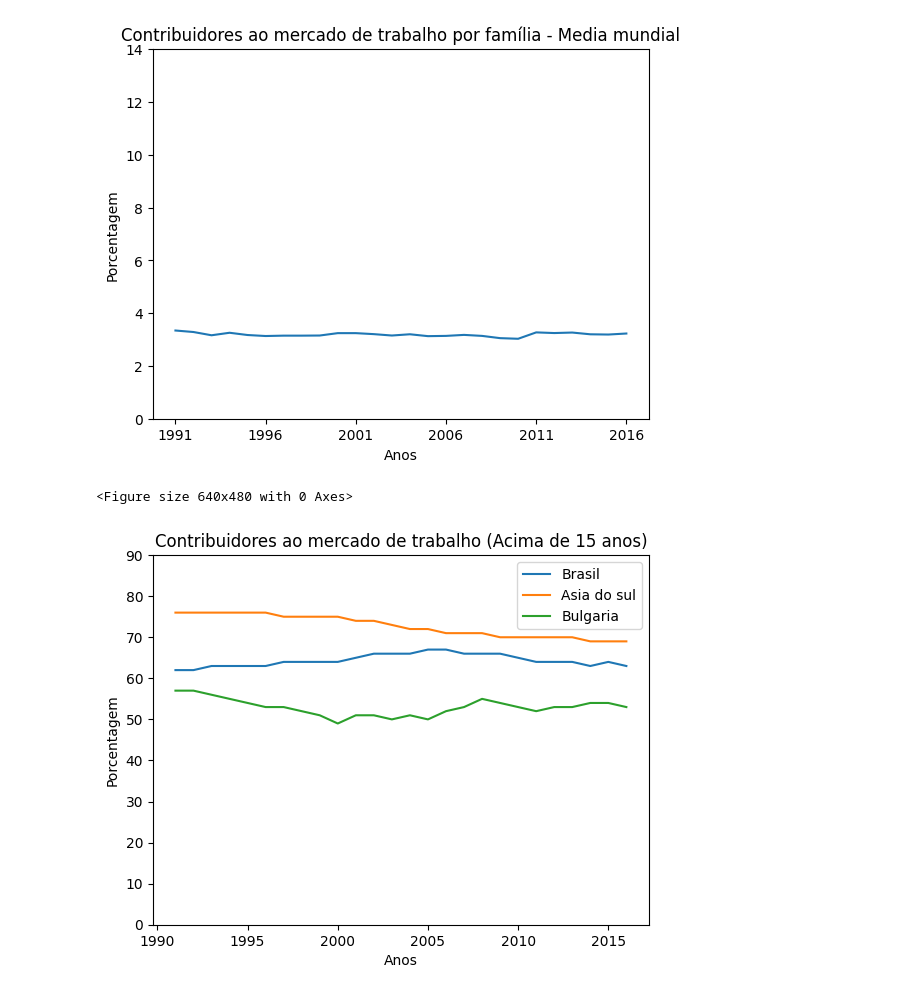
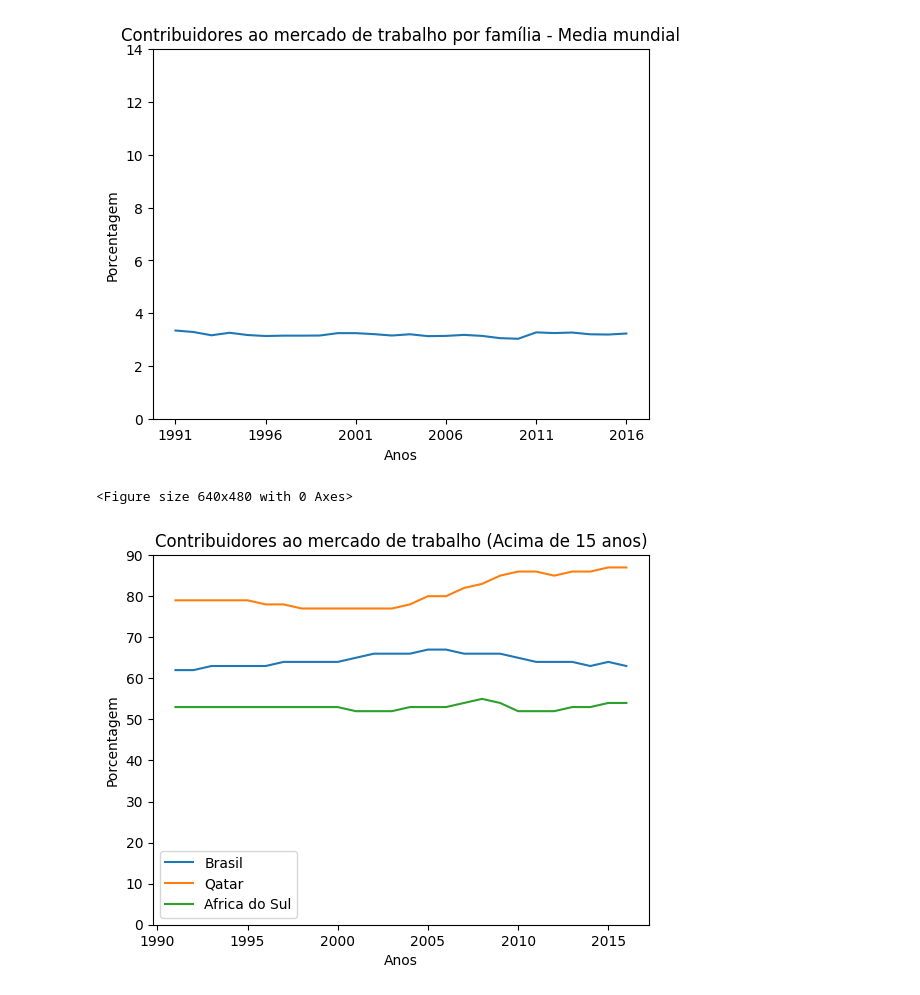
Before and after one commit to Juliakp1/APS-Ciencia-de-Dados, a Jupyter notebook: Aps1.ipynb, the cells around one changed output. Drawn from its saved outputs; the diff is of its cells as text; code cells hidden in the pictures.

```diff
--- a/Aps1.ipynb
+++ b/Aps1.ipynb
@@ -70,34 +70,34 @@ df = df.replace('(?<!\.)\.\.(?!\.)', -1, regex=True)
 df.head()
 
 anosBrasil = df.iloc[27]
-anosTop = df.iloc[59]
-anosBottom = df.iloc[30]
+anosTop = df.iloc[179]
+anosBottom = df.iloc[197]
 
 plt.style.use('default')
 plt.figure()
 fig, ax = plt.subplots()
 
 for areas in [anosBrasil, anosTop, anosBottom]:
 
     anos = []
     data = []
     i=0
     for ano in areas.index:
         if i >= 2:
             anos.append(int(float(ano[0:5])))
             data.append(int(float(areas[ano])))
         i+=1
 
 
     plt.plot(anos, data)
 
-ax.legend(["Brasil", "Asia do sul", 'Bulgaria'])
+ax.legend(["Brasil", "Qatar", 'Africa do Sul'])
 plt.xticks(range(1990, 2017, 5))
 plt.yticks(range(0, 100, 10))
 plt.title('Contribuidores ao mercado de trabalho (Acima de 15 anos)')
 plt.xlabel('Anos')
 plt.ylabel('Porcentagem')
 plt.show()
 # %% [output]
 <Figure size 640x480 with 0 Axes>
-[figure, old version]
+[figure, new version]
```
